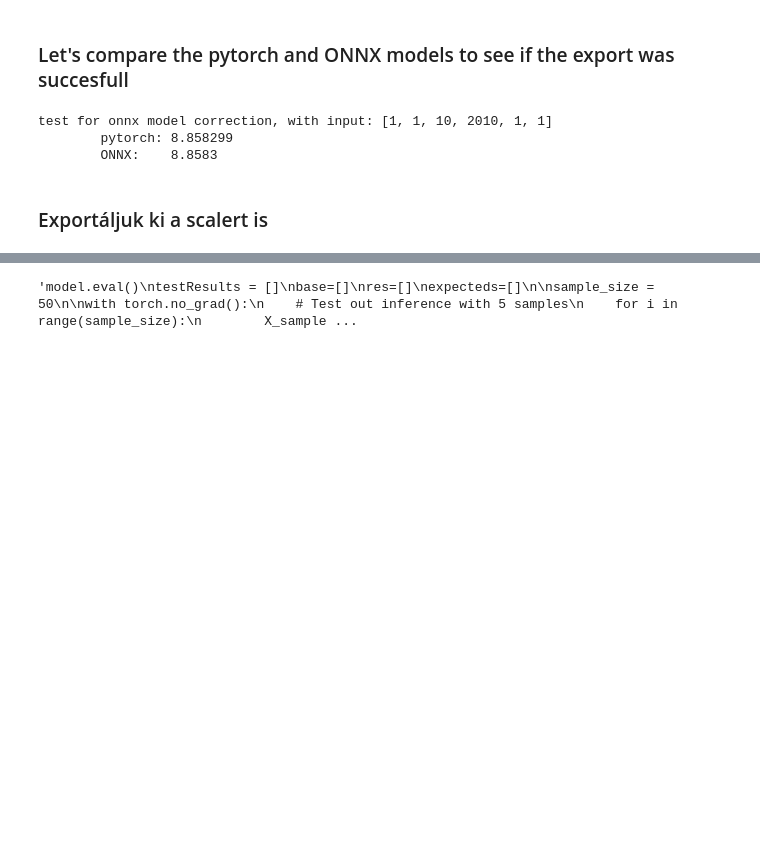
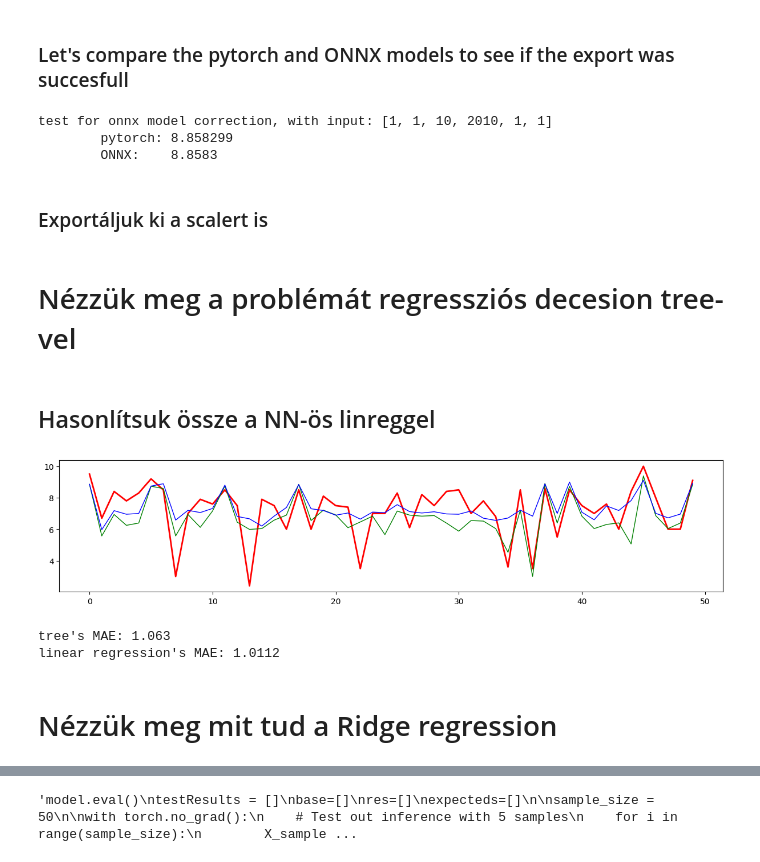
Before and after one commit to DezsiCsaba/gepi-latas-feleves, a Jupyter notebook: megoldás - bdigne.ipynb, the cells around one changed output, grey strips where cells are left out. Cells and saved outputs as stored; diff of their text form; code cells hidden in the pictures; blank space fills up the shorter version.

Commit message:
- AI: Ridge és treeRegressor használata - WebApp: új vuetify, webApp mert nem tudtam rájönni mi az isten baja volt a Vue appnak. Most ugyan ott tartunk, csak mostmár működik a webApp

```diff
--- a/megoldás - bdigne.ipynb
+++ b/megoldás - bdigne.ipynb
@@ -374,3 +374,81 @@ test for onnx model correction, with input: [1, 1, 10, 2010, 1, 1]
 ### Exportáljuk ki a scalert is
 # %%
 linreg.linreg.saveScaler()
+# %% [markdown]
+# Nézzük meg a problémát regressziós decesion tree-vel
+# %%
+from sklearn import tree
+clf = tree.DecisionTreeRegressor(max_depth=10)
+clf = clf.fit(X_train_raw, y_train)
+# %% [markdown]
+## Hasonlítsuk össze a NN-ös linreggel
+# %%
+from NN import neuralNetwork
+
+default = nn.Sequential(
+            nn.Linear(6, 10),
+            linreg.activation_fn(),
+            nn.Linear(10, 10),
+            linreg.activation_fn(),
+            nn.Linear(10, 1),
+        )
+linreg.linreg.model.eval()
+best = torch.load('models/LinRegNN_best.pt')
+bestReg = neuralNetwork(default)
+bestReg.model.load_state_dict(best)
+
+preds = []
+exp = []
+preds2 = []
+score1 = []
+score2 = []
+for i in range(50):
+    X_sample = X_test_raw[i: i+1]
+
+    X_sample2 = linreg.linreg.scaler.transform(X_sample)
+    X_sample2 = torch.tensor(X_sample2, dtype=torch.float32)
+
+    y_pred = clf.predict(X_sample)
+    y_pred2 = bestReg.model(X_sample2)
+
+    result = round(y_pred[0]*1.0, 2)
+    result2 = round(y_pred2[0].detach().numpy()[0]*1.0, 2)
+    expected = round(y_test.to_numpy()[i]*1.0, 2)
+
+
+    preds.append(y_pred)
+    preds2.append(result2)
+    exp.append(expected)
+    score1.append(expected-result)
+    score2.append(expected-result2)
+
+
+#tree.plot_tree(clf)
+
+plt.figure(figsize=(15, 3))
+plt.plot(exp, color='red', label='expected value', linewidth=2)
+plt.plot(preds, 'g', label='tree preds', linewidth=1)
+plt.plot(preds2, 'b', label='linReg preds' , linewidth=1)
+plt.show()
+
+from sklearn.model_selection import RepeatedKFold
+from sklearn.model_selection import cross_val_score
+from numpy import absolute
+from numpy import mean
+from numpy import std
+
+#cv = RepeatedKFold(n_splits=10, n_repeats=3, random_state=1)
+# evaluate model
+#scores = cross_val_score(clf, X_test_raw, y_test, scoring='neg_mean_absolute_error', cv=cv, n_jobs=-1)
+# force scores to be positive
+scores = absolute(score1)
+print(f"tree's MAE:", mean(scores))
+
+scores = absolute(score2)
+print(f"linear regression's MAE:", mean(scores))
+# %% [output]
+[figure, added]
+tree's MAE: 1.063
+linear regression's MAE: 1.0112
+# %% [markdown]
+# Nézzük meg mit tud a Ridge regression
```
Also changed, not shown: parts of 5 cells of this notebook, 19 other files.
